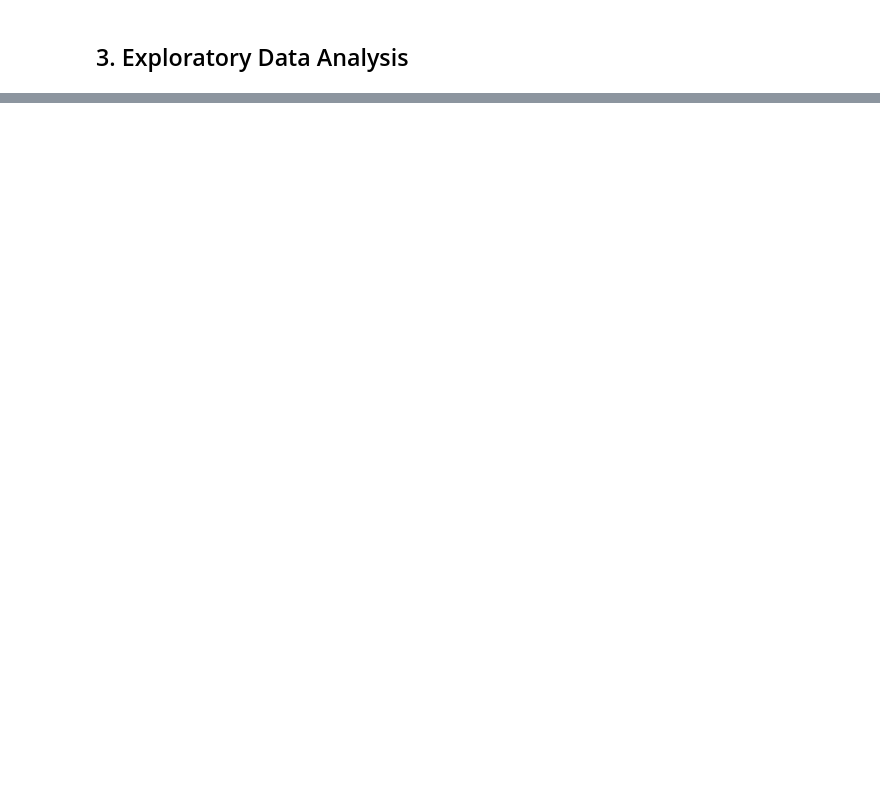
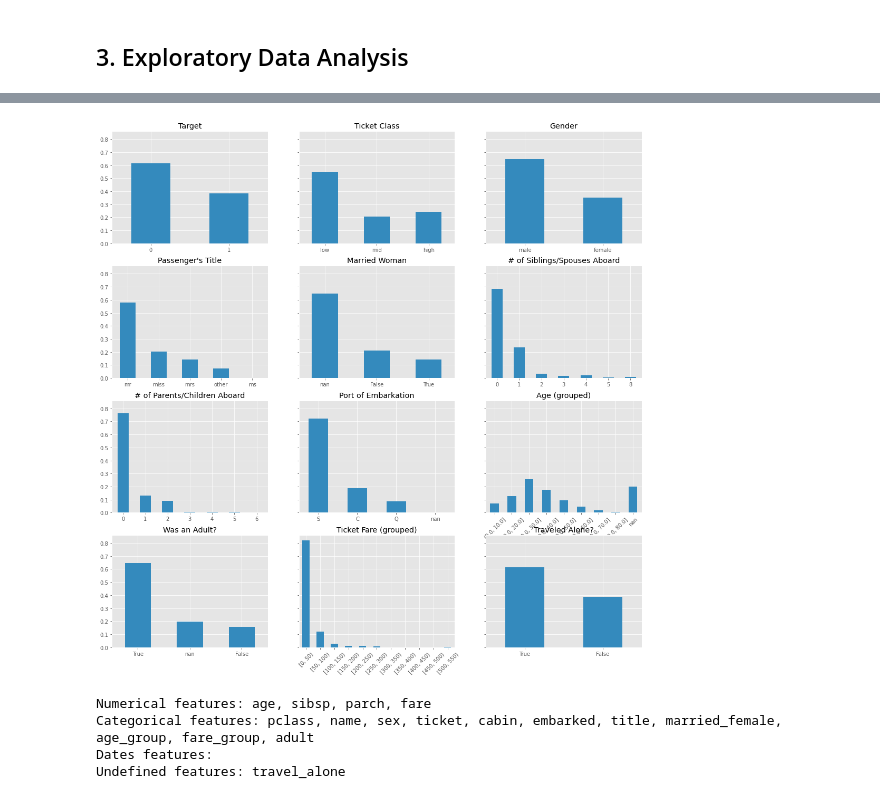
Before and after one commit to donelianc/kaggle, a Jupyter notebook: titanic/notebooks/1.0-ic-get-explore-data.ipynb, the cells around one changed output, grey strips where cells are left out. Saved outputs shown, nothing was run; the diff lists cells and outputs as text; code cells hidden in the pictures; blank space fills up the shorter version.

```diff
--- a/titanic/notebooks/1.0-ic-get-explore-data.ipynb
+++ b/titanic/notebooks/1.0-ic-get-explore-data.ipynb
@@ -109,14 +126,0 @@ dtype: float64
-# %%
-def plot_perc_from_total(kind, df, column, title, color, dropna, sort_index, ax=None):
-    sort_index = sort_index or False
-    dropna = dropna or False
-
-    counts = df[column].value_counts(normalize=True, dropna=dropna)
-    if sort_index:
-        counts = counts.sort_index(ascending=True)
-    if ax is not None:
-        counts.plot(kind=kind, title=title, color=color, ax=ax)
-        for label in ax.get_xticklabels():
-            label.set_rotation(0)
-
-    return counts
@@ -135,2 +137,37 @@ parch_counts = plot_perc_from_total("bar", df_interim, "parch", "# of Parents/Ch
+# %%
+fig, axs = subplots(4, 3, figsize=(18, 18), sharey=True)
+
+features = ["target", "pclass", "sex", "title", "married_female",
+            "sibsp", "parch", "embarked",
+            "age_group", "adult", "fare_group", "travel_alone"]
+titles = ["Target", "Ticket Class", "Gender", "Passenger's Title", "Married Woman",
+          "# of Siblings/Spouses Aboard", "# of Parents/Children Aboard", "Port of Embarkation",
+          "Age (grouped)", "Was an Adult?", "Ticket Fare (grouped)", "Traveled Alone?"]
+colors = [ggcolors[1]]*len(features)
+sorts= [False, True, False, False, False, True, True, False, True, False, True, False]
+
+counts = defaultdict(dict)
+for i, plot_config in enumerate(zip(features, titles, colors, sorts)):
+    counts[plot_config[0]] = plot_perc_from_total(
+        kind="bar",
+        df=df_interim,
+        column=plot_config[0],
+        title=plot_config[1],
+        color=plot_config[2],
+        sort_index=plot_config[3],
+        ax=axs[i//3, i%3]
+        )
+# %% [output]
+[figure, added]
 # %%
 numerical, categorical, dates, other = get_features(df_interim.drop("target", axis=1, inplace=False))
+# %%
+print("Numerical features:", ", ".join(numerical))
+print("Categorical features:", ", ".join(categorical))
+print("Dates features:", ", ".join(dates))
+print("Undefined features:", ", ".join(other))
+# %% [output]
+Numerical features: age, sibsp, parch, fare
+Categorical features: pclass, name, sex, ticket, cabin, embarked, title, married_female, age_group, fare_group, adult
+Dates features:
+Undefined features: travel_alone
```
Also changed, not shown: parts of 14 cells of this notebook.
